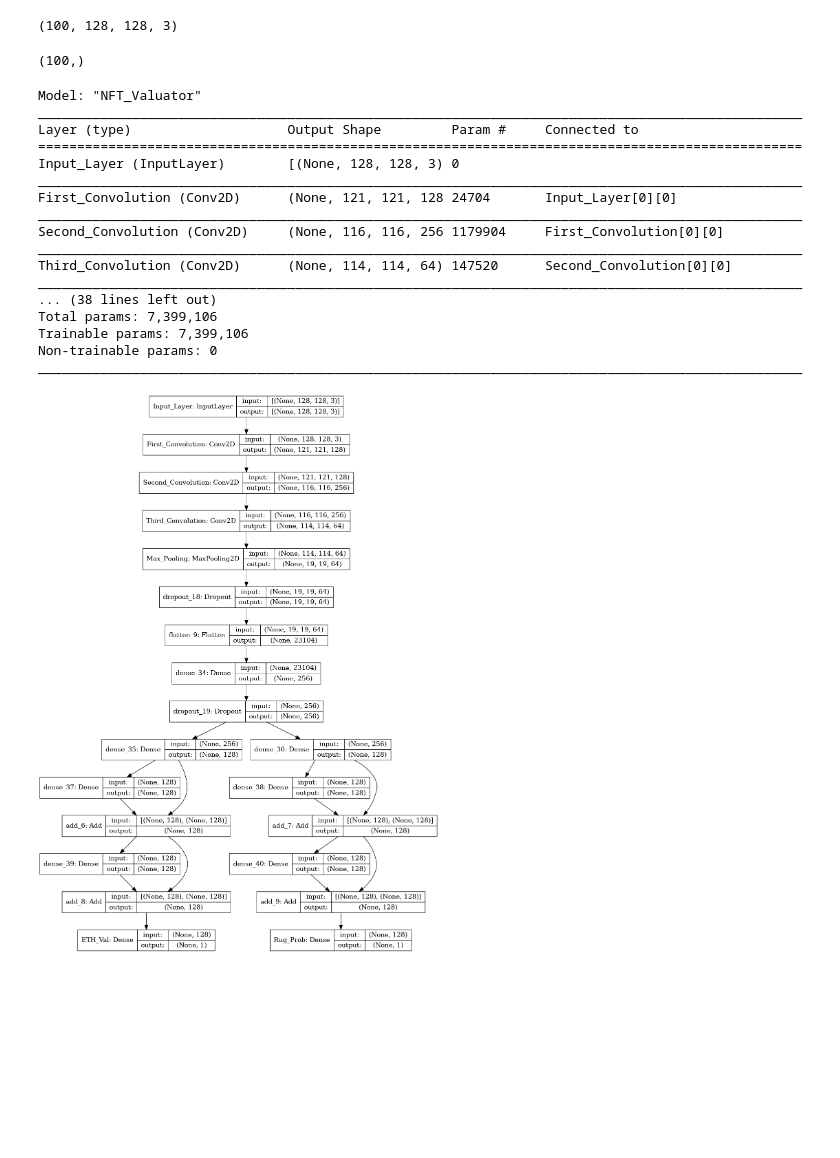
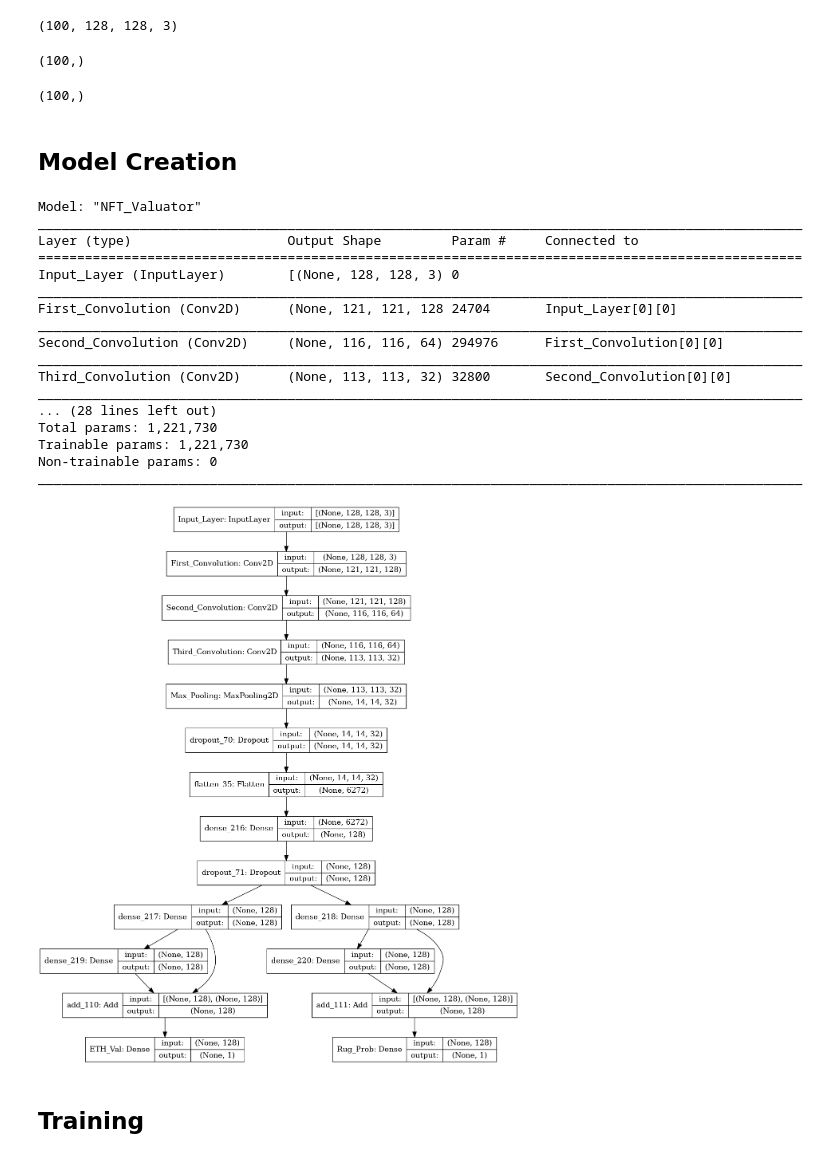
Before and after one commit to CSCI4850/s22-team4-project, a Jupyter notebook: Project_Network.ipynb, the cells around one changed output. Saved outputs shown, nothing was run; the diff lists cells and outputs as text; code cells hidden in the pictures; blank space fills up the shorter version.

```diff
--- a/Project_Network.ipynb
+++ b/Project_Network.ipynb
@@ -16,10 +21,13 @@ X = np.array([
         for row in range(image_dim[0])
     ] for _ in range(image_count)
 ])
-Y = np.array([0 for _ in range(image_count)])
+Y1 = np.array([0.0 for _ in range(image_count)])
+Y2 = np.array([0.0 for _ in range(image_count)])
 
 display(X.shape)
-display(Y.shape)
+display(Y1.shape)
+display(Y2.shape)
 # %% [output]
 (100, 128, 128, 3)
 (100,)
+(100,)
@@ -26,18 +71,20 @@ display(Y.shape)
+# %% [markdown]
+## Model Creation
 # %%
 x = keras.layers.Input(X.shape[1:], name="Input_Layer")
 y = x
 y = keras.layers.Conv2D(128, kernel_size=(8,8), activation='relu', name="First_Convolution")(y)
-y = keras.layers.Conv2D(256, kernel_size=(6,6), activation='relu', name="Second_Convolution")(y)
-y = keras.layers.Conv2D(64, kernel_size=(3,3), activation='relu', name="Third_Convolution")(y)
-y = keras.layers.MaxPooling2D(pool_size=(6,6), name="Max_Pooling")(y)
+y = keras.layers.Conv2D(64, kernel_size=(6,6), activation='relu', name="Second_Convolution")(y)
+y = keras.layers.Conv2D(32, kernel_size=(4,4), activation='relu', name="Third_Convolution")(y)
+y = keras.layers.MaxPooling2D(pool_size=(8,8), name="Max_Pooling")(y)
 y = keras.layers.Dropout(0.05)(y)
 y = keras.layers.Flatten()(y)
-y = keras.layers.Dense(256, activation='relu')(y)
+y = keras.layers.Dense(128, activation='relu')(y)
 y = keras.layers.Dropout(0.125)(y)
 z = keras.layers.Dense(128, activation='relu')(y)
 y = keras.layers.Dense(128, activation='relu')(y)
 
-stack = 2
+stack = 1
 for _ in range(stack):
     a = keras.layers.Dense(128, activation='relu')(z)
     b = keras.layers.Dense(128, activation='relu')(y)
@@ -47,41 +94,41 @@ for _ in range(stack):
 # y = keras.layers.LayerNormalization()(y)
 # Output Logits (10)
 a = keras.layers.Dense(1, activation='relu', name="ETH_Val")(z) # Ethereum value of the NFT
 y = keras.layers.Dense(1, activation='sigmoid', name="Rug_Prob")(y) # Whether or not the NFT will "rug" (scam its buyers)
 z = a
-model = keras.Model(x,[z, y])
+model = keras.Model(x,[z, y],name="NFT_Valuator")
 generator = keras.preprocessing.image.ImageDataGenerator(
     width_shift_range=0.05,
     height_shift_range=0.05,
     rotation_range=5,
     zoom_range=0.1,
     horizontal_flip=True
 )
 model.compile(
-    loss=[keras.losses.MeanSquaredError(), keras.losses.BinaryCrossentropy()],
+    loss={'ETH_Val': keras.losses.MeanSquaredError(), 'Rug_Prob': keras.losses.BinaryCrossentropy()},
     optimizer=keras.optimizers.Adam(),
-    metrics=[keras.metrics.MeanAbsolutePercentageError(), keras.metrics.BinaryAccuracy()]
+    metrics={'ETH_Val': keras.metrics.MeanSquaredError(), 'Rug_Prob': keras.metrics.BinaryAccuracy()}
 )
-model._name = "NFT_Valuator"
-
 model.summary()
 keras.utils.plot_model(model, show_shapes=True, expand_nested=True)
 # %% [output]
 Model: "NFT_Valuator"
 __________________________________________________________________________________________________
 Layer (type)                    Output Shape         Param #     Connected to
 ==================================================================================================
 Input_Layer (InputLayer)        [(None, 128, 128, 3) 0
 __________________________________________________________________________________________________
 First_Convolution (Conv2D)      (None, 121, 121, 128 24704       Input_Layer[0][0]
 __________________________________________________________________________________________________
-Second_Convolution (Conv2D)     (None, 116, 116, 256 1179904     First_Convolution[0][0]
+Second_Convolution (Conv2D)     (None, 116, 116, 64) 294976      First_Convolution[0][0]
 __________________________________________________________________________________________________
-Third_Convolution (Conv2D)      (None, 114, 114, 64) 147520      Second_Convolution[0][0]
+Third_Convolution (Conv2D)      (None, 113, 113, 32) 32800       Second_Convolution[0][0]
 __________________________________________________________________________________________________
-... (38 lines left out)
-Total params: 7,399,106
-Trainable params: 7,399,106
+... (28 lines left out)
+Total params: 1,221,730
+Trainable params: 1,221,730
 Non-trainable params: 0
 __________________________________________________________________________________________________
-[figure, old version]
+[figure, new version]
+# %% [markdown]
+## Training
```
Also changed, not shown: parts of 8 cells of this notebook.
